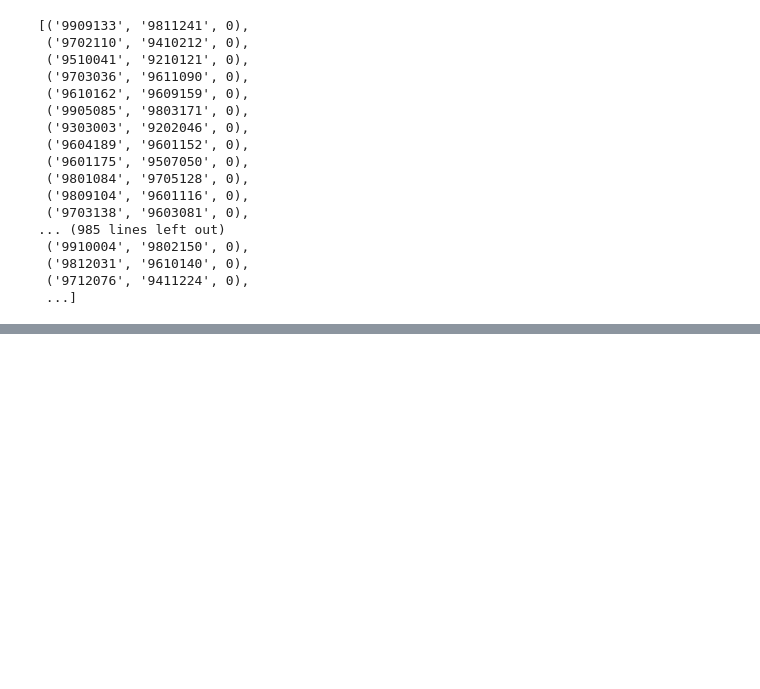
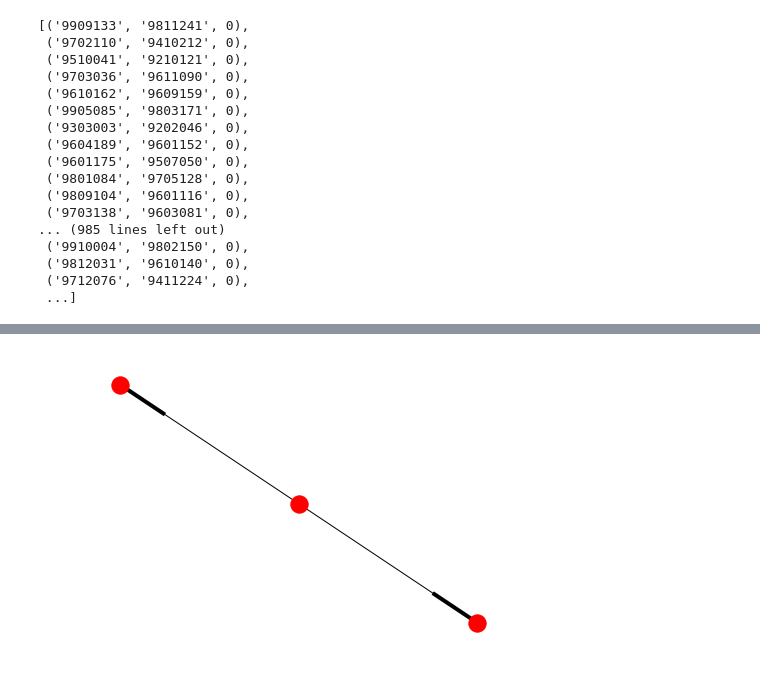
Before and after one commit to henrychongtw/Link-Prediction, a Jupyter notebook: function.ipynb, the cells around one changed output, grey strips where cells are left out. Cells and saved outputs as stored; diff of their text form; code cells hidden in the pictures; blank space fills up the shorter version.

```diff
--- a/function.ipynb
+++ b/function.ipynb
@@ -122,0 +184,10 @@ def CommonNeighbors(a, b, g):
+# %%
+G = nx.DiGraph()
+linked_nodes = [('1','2'),('1','3')]
+
+G.add_edges_from(linked_nodes)
+
+nx.draw(G)
+plt.show()
+# %% [output]
+[figure, added]
```
Also changed, not shown: parts of 23 cells of this notebook, 2 other files.
